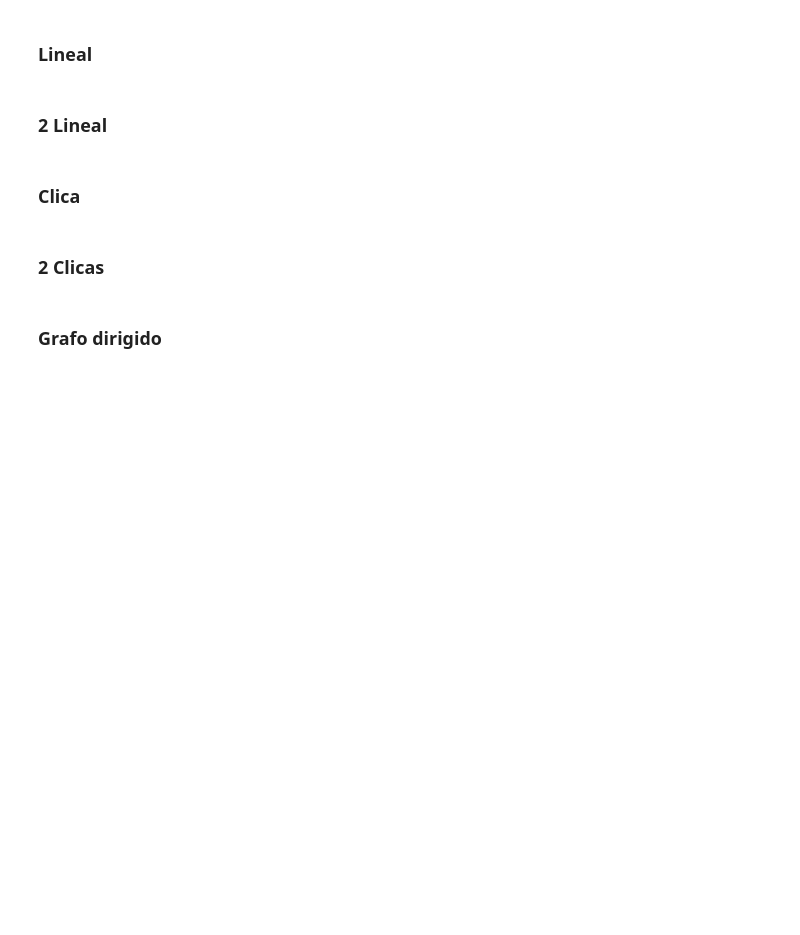
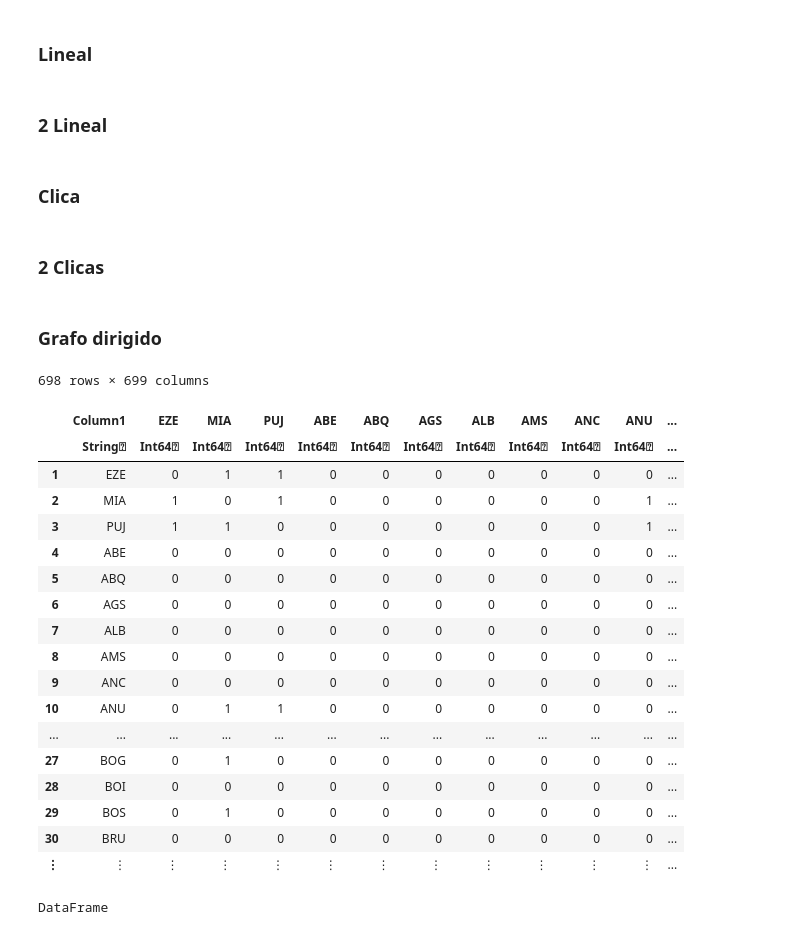
Before and after one commit to Yuriyama/Proyecto_aerolineas, a Jupyter notebook: Code/Random_walks.ipynb, the cells around one changed output. Cells and saved outputs as stored; diff of their text form; code cells hidden in the pictures; blank space fills up the shorter version.

```diff
--- a/Code/Random_walks.ipynb
+++ b/Code/Random_walks.ipynb
@@ -826,4 +1468,28 @@ eg = random_walk_f(c, 1000, 1000)
 # %%
 eg[3]
 # %%
-CSV.read("data/matriz_multi_uw.csv"; header = true, datacol = 2, types=Dict("col1"=>String))
+tablita = CSV.read("data/multi_OW_du.csv"; header = true, datacol = 2, types=Dict("col1"=>String))
+# %% [output]
+698 rows × 699 columns
+|  | Column1 | EZE | MIA | PUJ | ABE | ABQ | AGS | ALB | AMS | ANC | ANU | ... |
+|  | String⍰ | Int64⍰ | Int64⍰ | Int64⍰ | Int64⍰ | Int64⍰ | Int64⍰ | Int64⍰ | Int64⍰ | Int64⍰ | Int64⍰ | ... |
+| 1 | EZE | 0 | 1 | 1 | 0 | 0 | 0 | 0 | 0 | 0 | 0 | ... |
+| 2 | MIA | 1 | 0 | 1 | 0 | 0 | 0 | 0 | 0 | 0 | 1 | ... |
+| 3 | PUJ | 1 | 1 | 0 | 0 | 0 | 0 | 0 | 0 | 0 | 1 | ... |
+| 4 | ABE | 0 | 0 | 0 | 0 | 0 | 0 | 0 | 0 | 0 | 0 | ... |
+| 5 | ABQ | 0 | 0 | 0 | 0 | 0 | 0 | 0 | 0 | 0 | 0 | ... |
+| 6 | AGS | 0 | 0 | 0 | 0 | 0 | 0 | 0 | 0 | 0 | 0 | ... |
+| 7 | ALB | 0 | 0 | 0 | 0 | 0 | 0 | 0 | 0 | 0 | 0 | ... |
+| 8 | AMS | 0 | 0 | 0 | 0 | 0 | 0 | 0 | 0 | 0 | 0 | ... |
+| 9 | ANC | 0 | 0 | 0 | 0 | 0 | 0 | 0 | 0 | 0 | 0 | ... |
+| 10 | ANU | 0 | 1 | 1 | 0 | 0 | 0 | 0 | 0 | 0 | 0 | ... |
+| ... | ... | ... | ... | ... | ... | ... | ... | ... | ... | ... | ... | ... |
+| 27 | BOG | 0 | 1 | 0 | 0 | 0 | 0 | 0 | 0 | 0 | 0 | ... |
+| 28 | BOI | 0 | 0 | 0 | 0 | 0 | 0 | 0 | 0 | 0 | 0 | ... |
+| 29 | BOS | 0 | 1 | 0 | 0 | 0 | 0 | 0 | 0 | 0 | 0 | ... |
+| 30 | BRU | 0 | 0 | 0 | 0 | 0 | 0 | 0 | 0 | 0 | 0 | ... |
+| ⋮ | ⋮ | ⋮ | ⋮ | ⋮ | ⋮ | ⋮ | ⋮ | ⋮ | ⋮ | ⋮ | ⋮ | ... |
+# %%
+typeof(tablita)
+# %% [output]
+DataFrame
```
Also changed, not shown: parts of 123 cells of this notebook.
